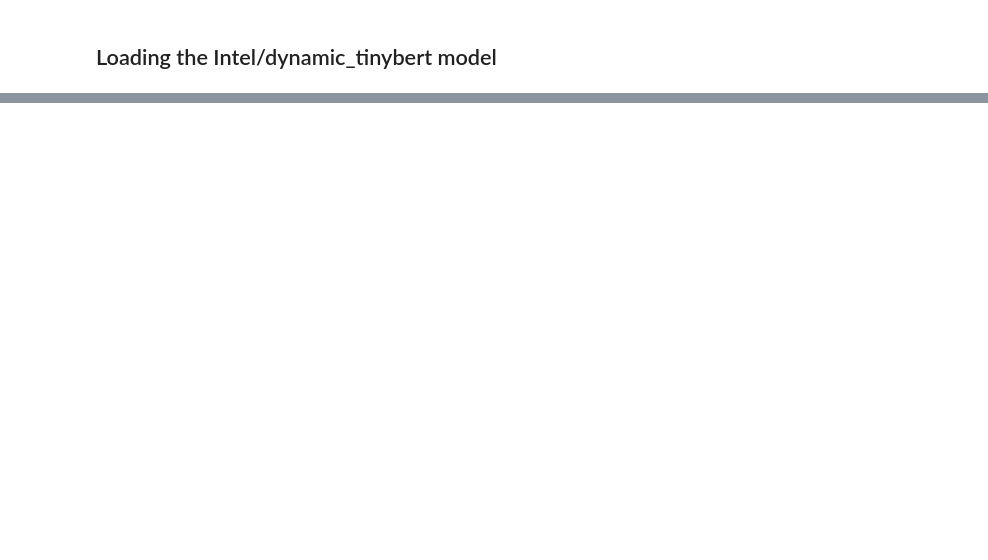
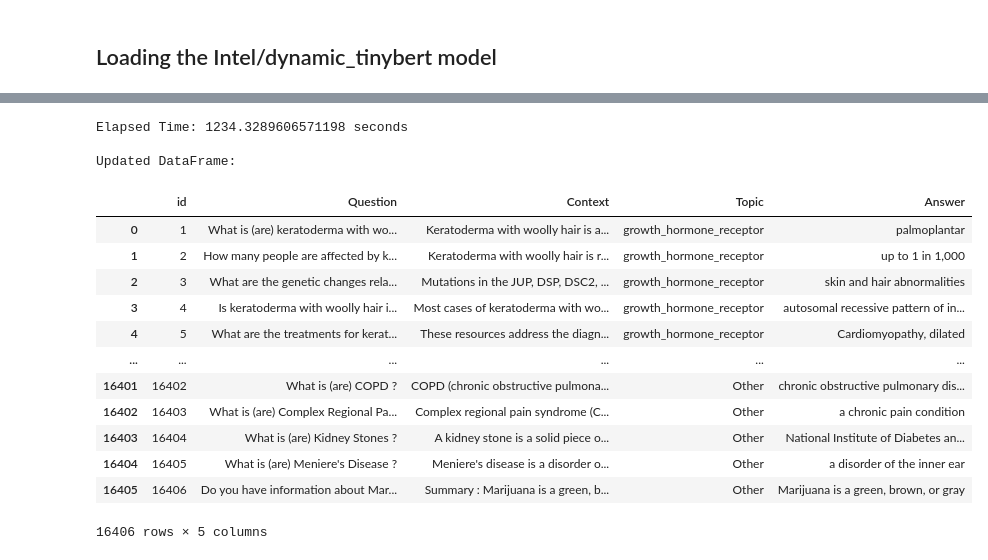
Before and after one commit to gonzalovaldenebro/NaturalLanguageProcessing-Portfolio, a Jupyter notebook: Part 7 - Fine-Tunning Pretrained Models/Applied Exploration/F7_1_TransferLearning.ipynb, the cells around one changed output, grey strips where cells are left out. Drawn from its saved outputs; the diff is of its cells as text; code cells hidden in the pictures; blank space fills up the shorter version.

```diff
--- a/Part 7 - Fine-Tunning Pretrained Models/Applied Exploration/F7_1_TransferLearning.ipynb
+++ b/Part 7 - Fine-Tunning Pretrained Models/Applied Exploration/F7_1_TransferLearning.ipynb
@@ -566,0 +1072,10 @@ trainer.train()
+# %%
+import pandas as pd
+
+# Load the existing DataFrame from the CSV file
+existing_df = pd.read_csv("/Users/gonzalovaldenebro/Library/CloudStorage/OneDrive-DrakeUniversity/CS 195/Medical_QA/MedicalQuestionAnswering.csv")
+# %%
+# Assuming existing_df is your DataFrame
+existing_df = existing_df.rename(columns={'id': 'id', 'Question': 'Question', 'Answer': 'Context', 'topic': 'Topic'})
+
+existing_df
@@ -566,0 +1096,41 @@ trainer.train()
+# %%
+import pandas as pd
+from transformers import pipeline
+import time
+
+# Use a Hugging Face model to generate answers
+qa_generator = pipeline('question-answering', model='distilbert-base-cased-distilled-squad')
+
+# Record the start time
+start_time = time.time()
+
+# Generate answers based on the provided context and question
+existing_df['Answer'] = existing_df.apply(lambda row: qa_generator(question=row['Question'], context=row['Context'])['answer'], axis=1)
+
+# Record the end time
+end_time = time.time()
+
+# Calculate the elapsed time
+elapsed_time = end_time - start_time
+print(f"Elapsed Time: {elapsed_time} seconds")
+
+# Optionally, you can print the updated DataFrame with the answers
+print("\nUpdated DataFrame:")
+existing_df
+# %% [output]
+Elapsed Time: 1234.3289606571198 seconds
+
+Updated DataFrame:
+|  | id | Question | Context | Topic | Answer |
+| 0 | 1 | What is (are) keratoderma with wo... | Keratoderma with woolly hair is a... | growth_hormone_receptor | palmoplantar |
+| 1 | 2 | How many people are affected by k... | Keratoderma with woolly hair is r... | growth_hormone_receptor | up to 1 in 1,000 |
+| 2 | 3 | What are the genetic changes rela... | Mutations in the JUP, DSP, DSC2, ... | growth_hormone_receptor | skin and hair abnormalities |
+| 3 | 4 | Is keratoderma with woolly hair i... | Most cases of keratoderma with wo... | growth_hormone_receptor | autosomal recessive pattern of in... |
+| 4 | 5 | What are the treatments for kerat... | These resources address the diagn... | growth_hormone_receptor | Cardiomyopathy, dilated |
+| ... | ... | ... | ... | ... | ... |
+| 16401 | 16402 | What is (are) COPD ? | COPD (chronic obstructive pulmona... | Other | chronic obstructive pulmonary dis... |
+| 16402 | 16403 | What is (are) Complex Regional Pa... | Complex regional pain syndrome (C... | Other | a chronic pain condition |
+| 16403 | 16404 | What is (are) Kidney Stones ? | A kidney stone is a solid piece o... | Other | National Institute of Diabetes an... |
+| 16404 | 16405 | What is (are) Meniere's Disease ? | Meniere's disease is a disorder o... | Other | a disorder of the inner ear |
+| 16405 | 16406 | Do you have information about Mar... | Summary : Marijuana is a green, b... | Other | Marijuana is a green, brown, or gray |
+16406 rows × 5 columns
```
Also changed, not shown: parts of 53 cells of this notebook.
